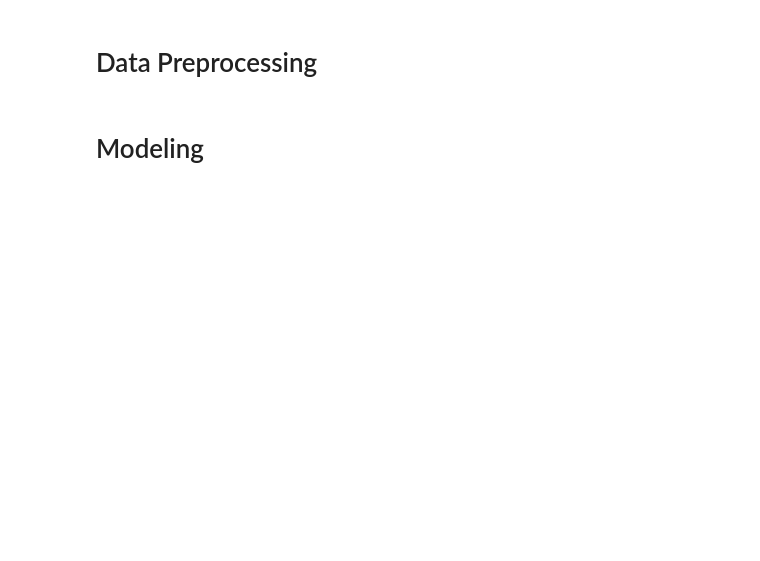
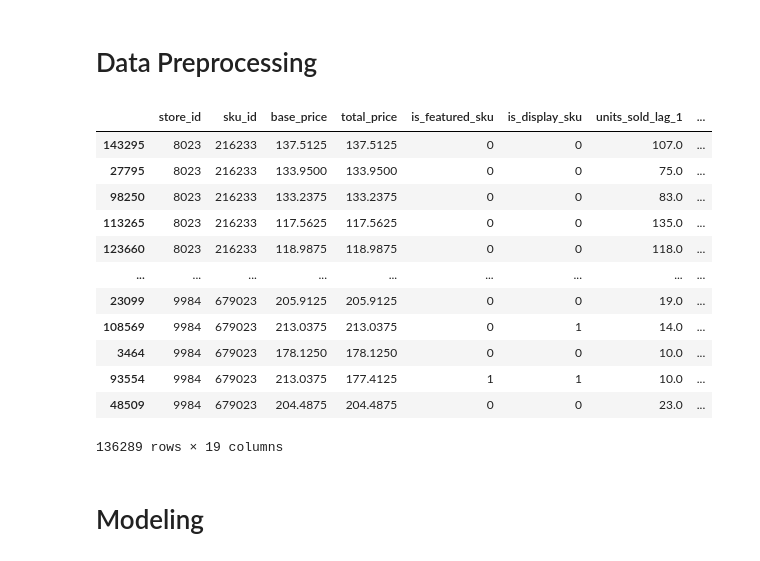
Before and after one commit to ngnquanq/Demand-Forecasting, a Jupyter notebook: notebooks/playground.ipynb, the cells around one changed output. Cells and saved outputs as stored; diff of their text form; code cells hidden in the pictures; blank space fills up the shorter version.

```diff
--- a/notebooks/playground.ipynb
+++ b/notebooks/playground.ipynb
@@ -103,10 +120,43 @@ FEATURE_COLS = (
      'is_featured_sku', 'is_display_sku'] +
     [f'units_sold_lag_{i}' for i in range(1, N_LAGS + 1)]
 )
+# %%
+# Convert week column to datetime
+df['week'] = pd.to_datetime(df['week'], format='%y/%m/%d')
+
+# Sort by store, SKU and week
+df = df.sort_values(['store_id', 'sku_id', 'week'])
+
+# Create lag features using the LagFeatureEngineer class
+lagger = LagFeatureEngineer(n_lags=N_LAGS, drop_train_na=True)
+df_with_lags = lagger.transform(df)
+
+# Drop rows with missing values
+df_model = df_with_lags.dropna().copy()
+
+# Create feature matrix and target vector
+X = df_model[FEATURE_COLS]
+y = df_model['units_sold']
 # %%
-# # Store data to the preprocessed folder
-# saved_data = pd.concat([X, y], axis=1)
-# saved_data.to_csv("../data/processed/train.csv", index=False)
+# Store data to the preprocessed folder
+saved_data = pd.concat([X, y], axis=1)
+saved_data.to_csv("../data/processed/train.csv", index=False)
+# %%
+saved_data
+# %% [output]
+|  | store_id | sku_id | base_price | total_price | is_featured_sku | is_display_sku | units_sold_lag_1 | ... |
+| 143295 | 8023 | 216233 | 137.5125 | 137.5125 | 0 | 0 | 107.0 | ... |
+| 27795 | 8023 | 216233 | 133.9500 | 133.9500 | 0 | 0 | 75.0 | ... |
+| 98250 | 8023 | 216233 | 133.2375 | 133.2375 | 0 | 0 | 83.0 | ... |
+| 113265 | 8023 | 216233 | 117.5625 | 117.5625 | 0 | 0 | 135.0 | ... |
+| 123660 | 8023 | 216233 | 118.9875 | 118.9875 | 0 | 0 | 118.0 | ... |
+| ... | ... | ... | ... | ... | ... | ... | ... | ... |
+| 23099 | 9984 | 679023 | 205.9125 | 205.9125 | 0 | 0 | 19.0 | ... |
+| 108569 | 9984 | 679023 | 213.0375 | 213.0375 | 0 | 1 | 14.0 | ... |
+| 3464 | 9984 | 679023 | 178.1250 | 178.1250 | 0 | 0 | 10.0 | ... |
+| 93554 | 9984 | 679023 | 213.0375 | 177.4125 | 1 | 1 | 10.0 | ... |
+| 48509 | 9984 | 679023 | 204.4875 | 204.4875 | 0 | 0 | 23.0 | ... |
+136289 rows × 19 columns
 # %% [markdown]
 # Modeling
 # %%
```
Also changed, not shown: parts of 7 cells of this notebook, 4 other files.
